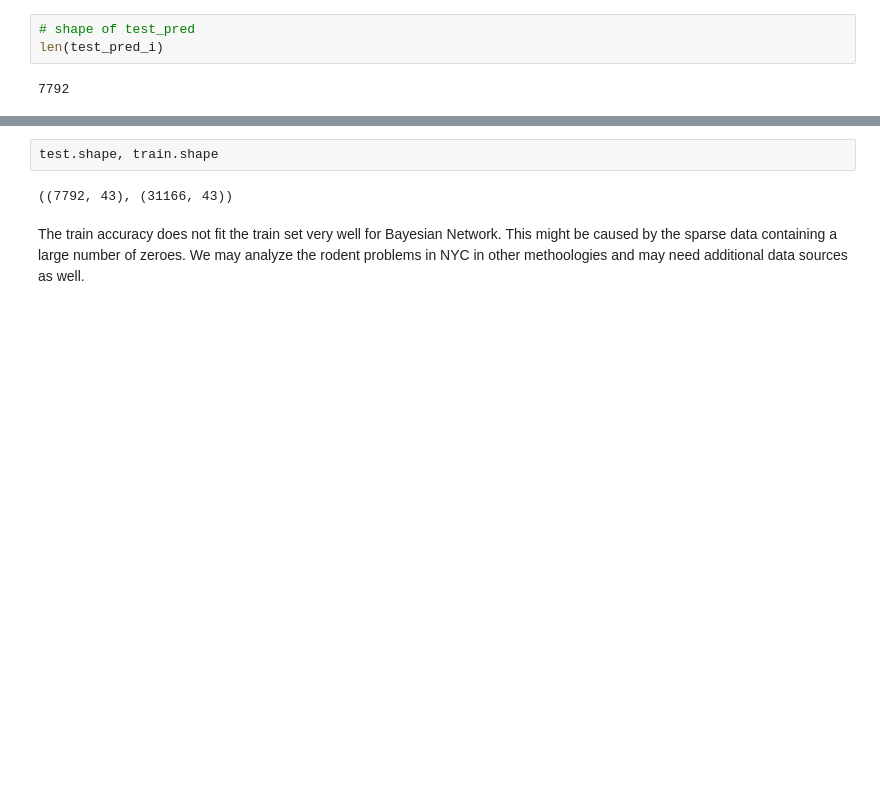
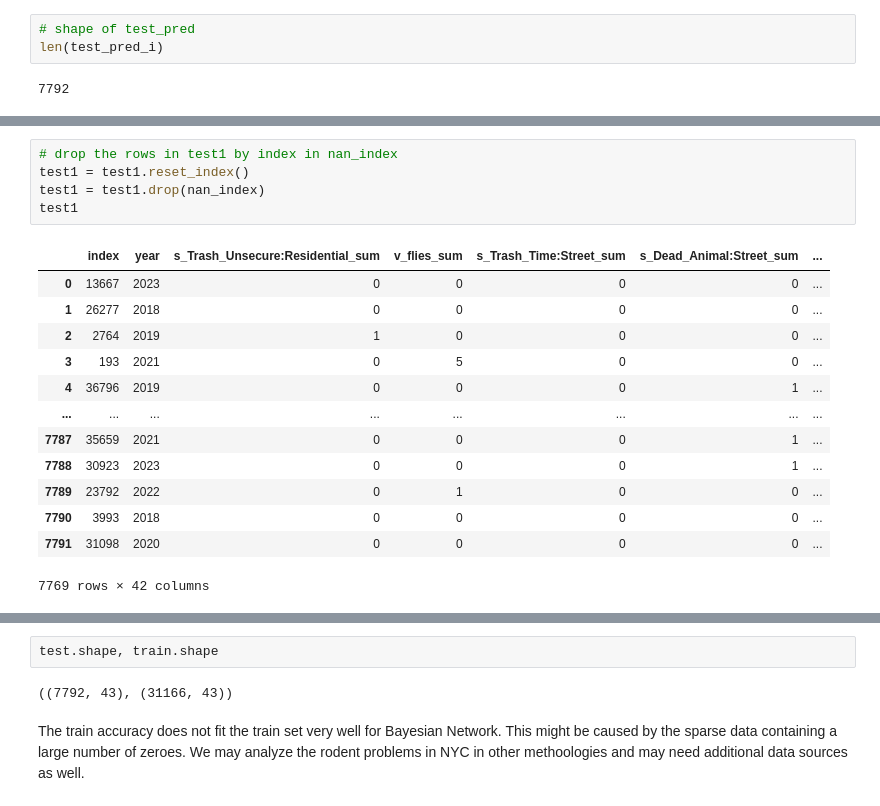
Before and after one commit to Subarashiihibi/nyc_rodent, a Jupyter notebook: Scripts/bayesian.ipynb, the cells around one changed output, grey strips where cells are left out. Drawn from its saved outputs; the diff is of its cells as text; blank space fills up the shorter version.

```diff
--- a/Scripts/bayesian.ipynb
+++ b/Scripts/bayesian.ipynb
@@ -247,0 +253,19 @@ test
+# %%
+# drop the rows in test1 by index in nan_index
+test1 = test1.reset_index()
+test1 = test1.drop(nan_index)
+test1
+# %% [output]
+|  | index | year | s_Trash_Unsecure:Residential_sum | v_flies_sum | s_Trash_Time:Street_sum | s_Dead_Animal:Street_sum | ... |
+| 0 | 13667 | 2023 | 0 | 0 | 0 | 0 | ... |
+| 1 | 26277 | 2018 | 0 | 0 | 0 | 0 | ... |
+| 2 | 2764 | 2019 | 1 | 0 | 0 | 0 | ... |
+| 3 | 193 | 2021 | 0 | 5 | 0 | 0 | ... |
+| 4 | 36796 | 2019 | 0 | 0 | 0 | 1 | ... |
+| ... | ... | ... | ... | ... | ... | ... | ... |
+| 7787 | 35659 | 2021 | 0 | 0 | 0 | 1 | ... |
+| 7788 | 30923 | 2023 | 0 | 0 | 0 | 1 | ... |
+| 7789 | 23792 | 2022 | 0 | 1 | 0 | 0 | ... |
+| 7790 | 3993 | 2018 | 0 | 0 | 0 | 0 | ... |
+| 7791 | 31098 | 2020 | 0 | 0 | 0 | 0 | ... |
+7769 rows × 42 columns
```
Also changed, not shown: parts of 15 cells of this notebook, 1 other file.
